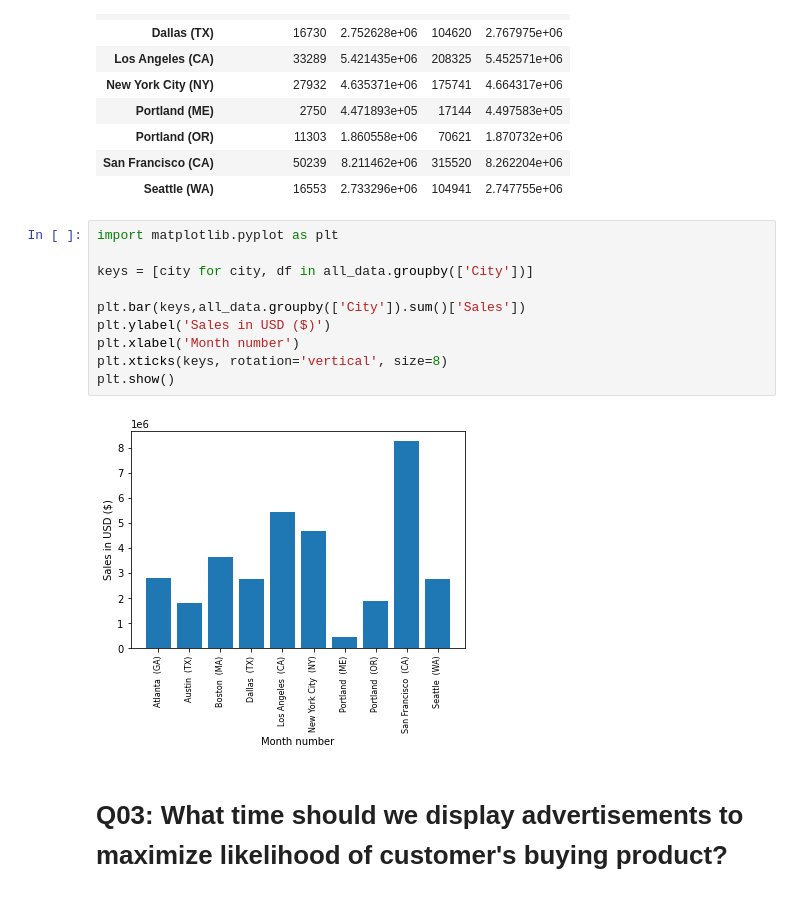
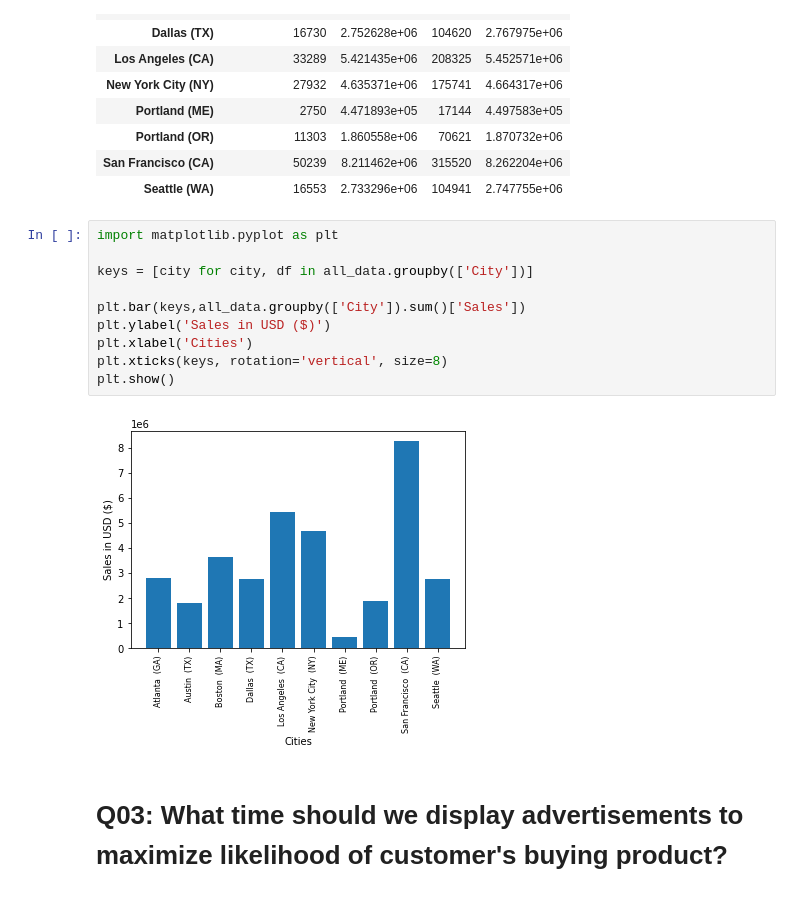
Before and after one commit to prithvianand/SalesDataAnalysis, a Jupyter notebook: SalesDataAnalysis.ipynb, the cells around one changed output. Cells and saved outputs as stored; diff of their text form.

Commit message:
Sales Data Analysis
Sales 12 months  Data

```diff
--- a/SalesDataAnalysis.ipynb
+++ b/SalesDataAnalysis.ipynb
@@ -190,15 +190,15 @@ all_data.groupby(['City']).sum()
 # %%
 import matplotlib.pyplot as plt
 
 keys = [city for city, df in all_data.groupby(['City'])]
 
 plt.bar(keys,all_data.groupby(['City']).sum()['Sales'])
 plt.ylabel('Sales in USD ($)')
-plt.xlabel('Month number')
+plt.xlabel('Cities')
 plt.xticks(keys, rotation='vertical', size=8)
 plt.show()
 # %% [output]
-[figure, old version]
+[figure, new version]
 # %% [markdown]
 # Q03: What time should we display advertisements to maximize likelihood of customer's buying product?
 # %%
```
